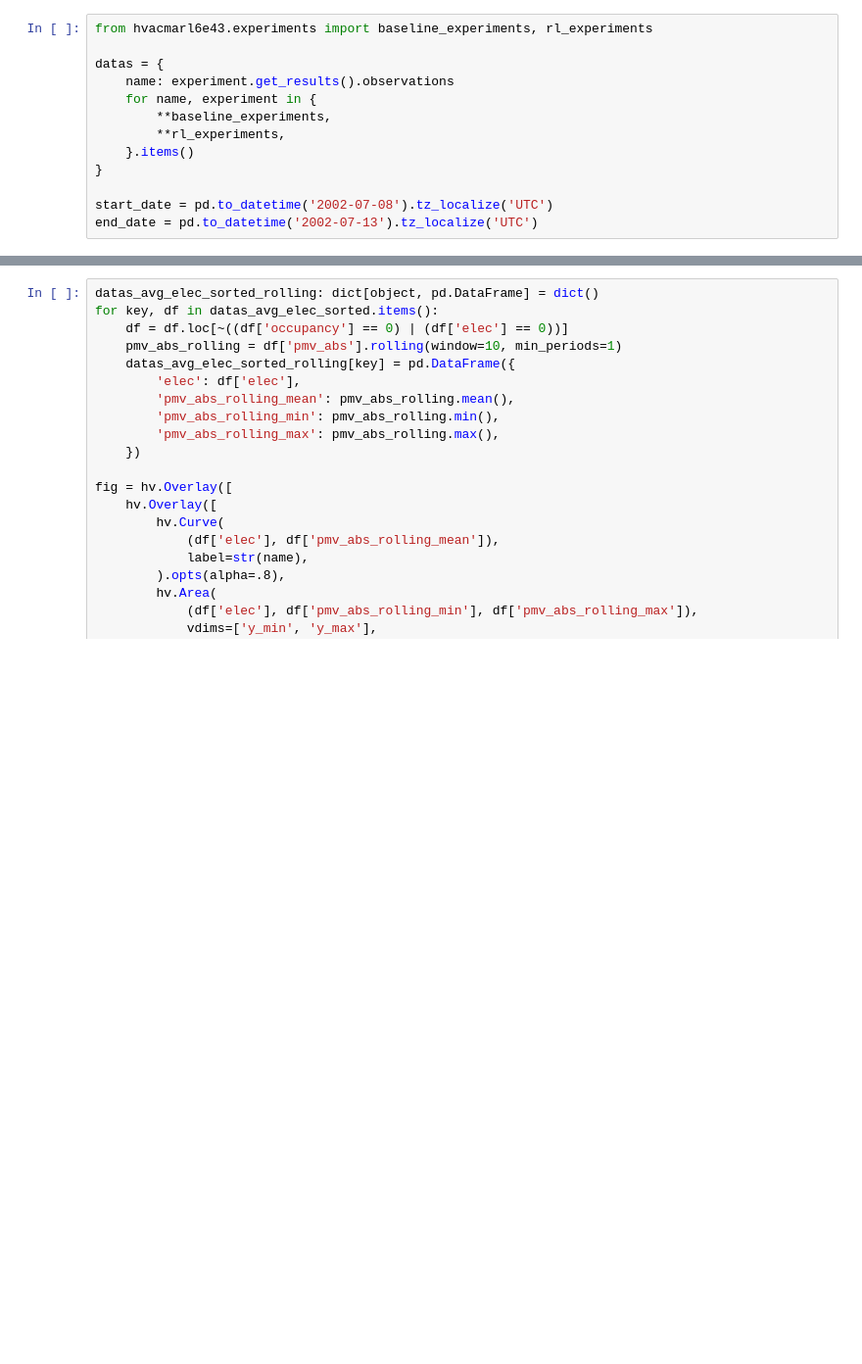
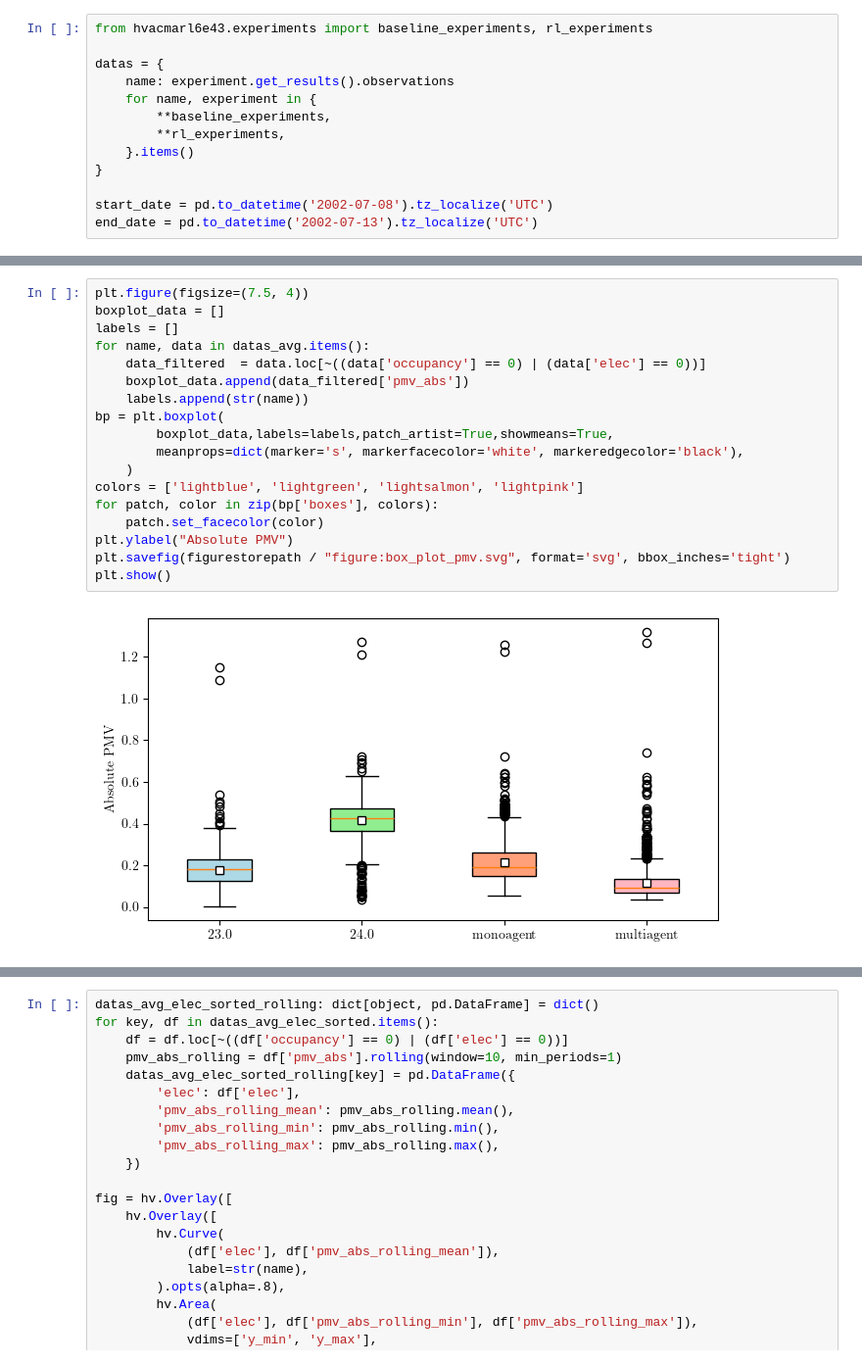
Before and after one commit to BuildingGym/hvacmarl6e43, a Jupyter notebook: packages/hvacmarl6e43_notebooks/viz_obs.ipynb, the cells around one changed output, grey strips where cells are left out. Shown at 98% size. Saved outputs shown, nothing was run; the diff lists cells and outputs as text; blank space fills up the shorter version.

```diff
--- a/packages/hvacmarl6e43_notebooks/viz_obs.ipynb
+++ b/packages/hvacmarl6e43_notebooks/viz_obs.ipynb
@@ -116,0 +132,20 @@ plt.close()
+# %%
+plt.figure(figsize=(7.5, 4))
+boxplot_data = []
+labels = []
+for name, data in datas_avg.items():
+    data_filtered  = data.loc[~((data['occupancy'] == 0) | (data['elec'] == 0))]
+    boxplot_data.append(data_filtered['pmv_abs'])
+    labels.append(str(name))
+bp = plt.boxplot(
+        boxplot_data,labels=labels,patch_artist=True,showmeans=True,
+        meanprops=dict(marker='s', markerfacecolor='white', markeredgecolor='black'),
+    )
+colors = ['lightblue', 'lightgreen', 'lightsalmon', 'lightpink']
+for patch, color in zip(bp['boxes'], colors):
+    patch.set_facecolor(color)
+plt.ylabel("Absolute PMV")
+plt.savefig(figurestorepath / "figure:box_plot_pmv.svg", format='svg', bbox_inches='tight')
+plt.show()
+# %% [output]
+[figure, added]
```
Also changed, not shown: parts of 12 cells of this notebook, 10 other files.
